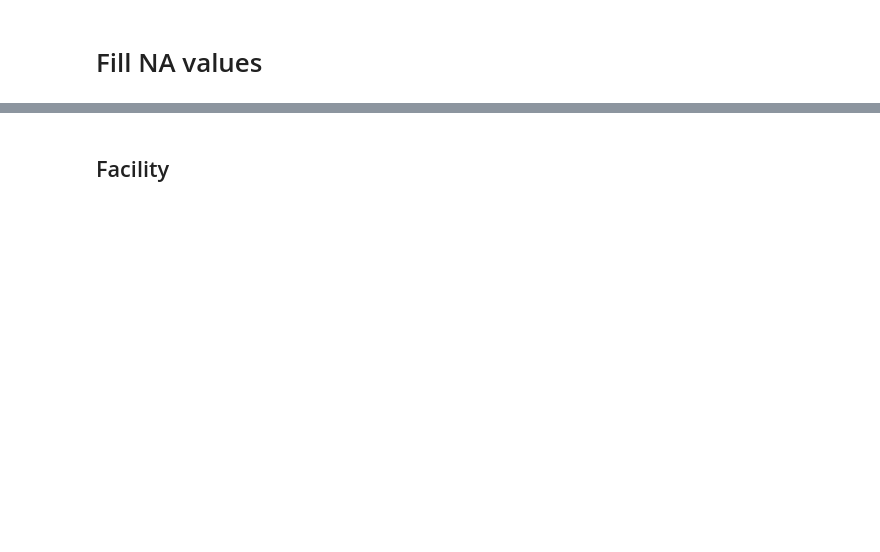
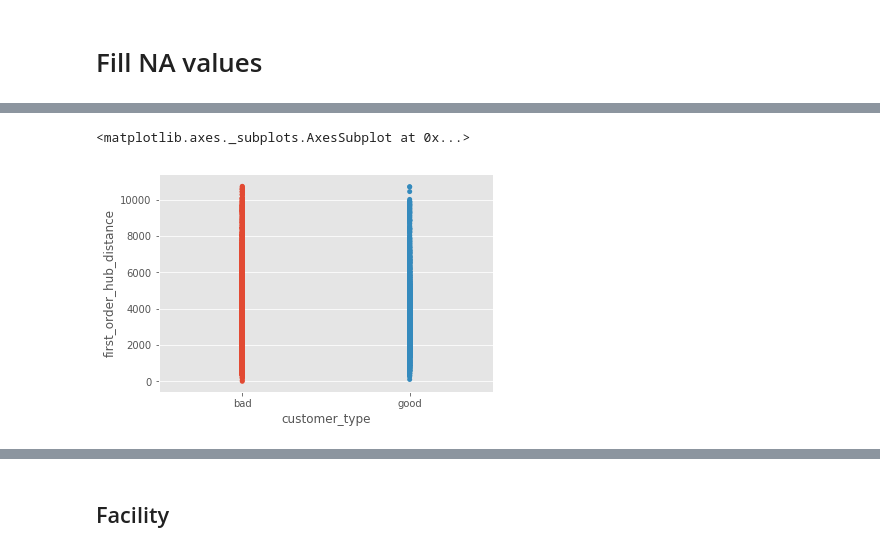
Before and after one commit to zipjet/bi-churn-analysis, a Jupyter notebook: bad_customers_analysis.ipynb, the cells around one changed output, grey strips where cells are left out. Cells and saved outputs as stored; diff of their text form; code cells hidden in the pictures; blank space fills up the shorter version.

```diff
--- a/bad_customers_analysis.ipynb
+++ b/bad_customers_analysis.ipynb
@@ -69,5 +148,8 @@ df_both = pd.concat([df_vou_bad, df_vou_good])
 # %%
-a = df_both.loc[df_both.avg_fac_distance != -999, ['customer_type', 'avg_fac_distance']]
-sns.categorical.stripplot(data=a, x='customer_type', y='avg_fac_distance')
+a = df_both.loc[df_both.first_order_hub_distance != -999, ['customer_type', 'first_order_hub_distance']]
+sns.categorical.stripplot(data=a, x='customer_type', y='first_order_hub_distance')
+# %% [output]
+<matplotlib.axes._subplots.AxesSubplot at 0x...>
+[figure, added]
 # %%
 f, (ax1, ax2) = plt.subplots(2, sharex=True, sharey=True,figsize=(6,6))
```
Also changed, not shown: parts of 22 cells of this notebook, 3 other files.
